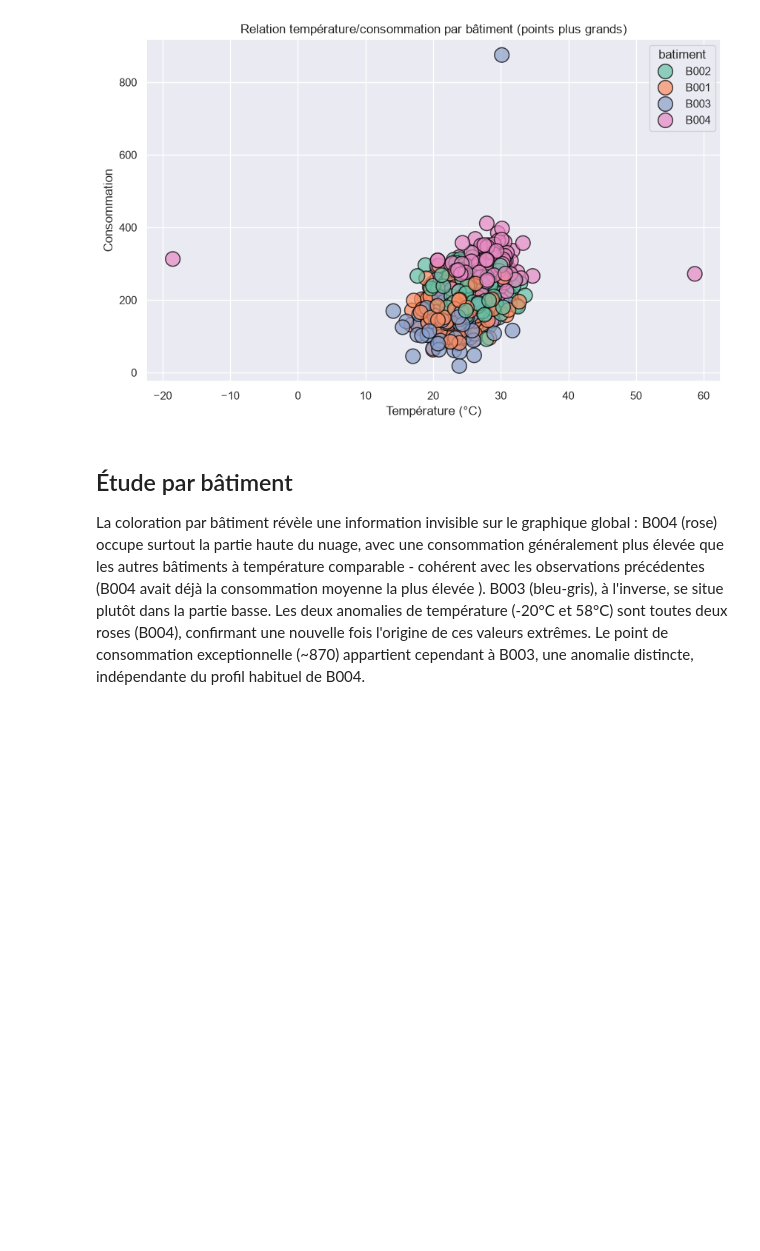
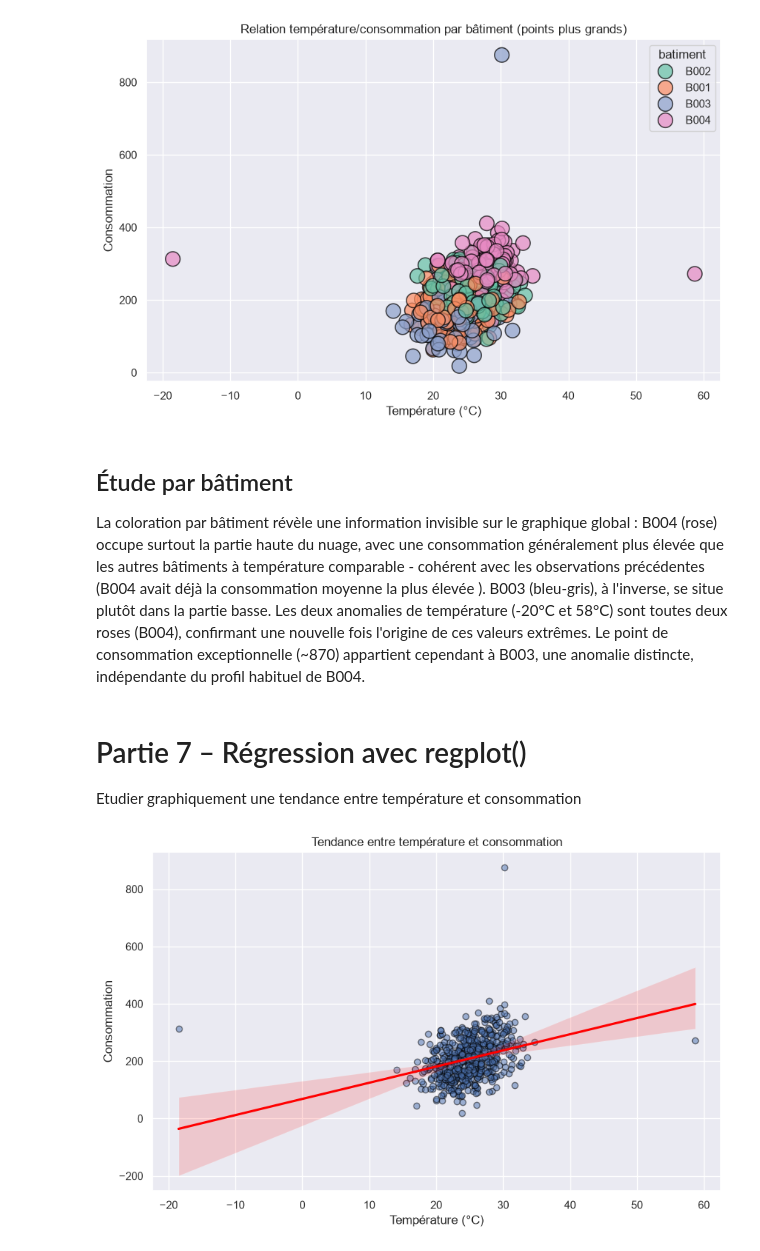
Before and after one commit to Mayra-99/atelier_seaborn_iot, a Jupyter notebook: notebooks/atelier_seaborn_iot.ipynb, the cells around one changed output. Drawn from its saved outputs; the diff is of its cells as text; code cells hidden in the pictures; blank space fills up the shorter version.

Commit message:
Partie 7 : regplot avec interpretation tendance

```diff
--- a/notebooks/atelier_seaborn_iot.ipynb
+++ b/notebooks/atelier_seaborn_iot.ipynb
@@ -375,3 +375,18 @@ deux anomalies de température (-20°C et 58°C) sont toutes deux roses (B004),
 une nouvelle fois l'origine de ces valeurs extrêmes. Le point de consommation
 exceptionnelle (~870) appartient cependant à B003, une anomalie distincte, indépendante
 du profil habituel de B004.
+# %% [markdown]
+# Partie 7 – Régression avec regplot()
+Etudier graphiquement une tendance entre température et consommation
+# %%
+plt.figure(figsize=(10, 6))
+sns.regplot(data=df, x="temperature", y="consommation",
+            scatter_kws={"alpha": 0.5, "edgecolor": "black"},
+            line_kws={"color": "red"})
+plt.title("Tendance entre température et consommation")
+plt.xlabel("Température (°C)")
+plt.ylabel("Consommation")
+plt.grid(True)
+plt.show()
+# %% [output]
+[figure, added]
```
Also changed, not shown: parts of 1 cell of this notebook.
